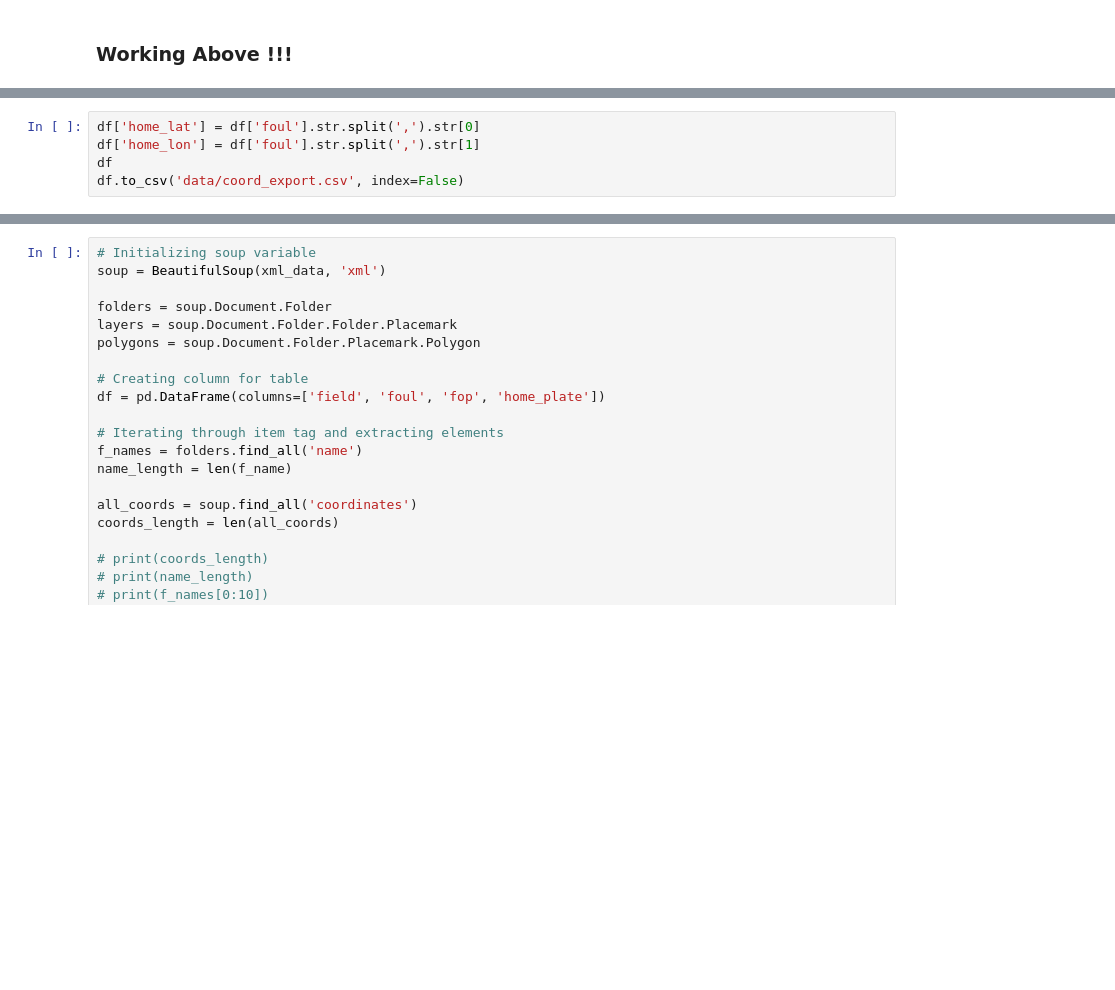
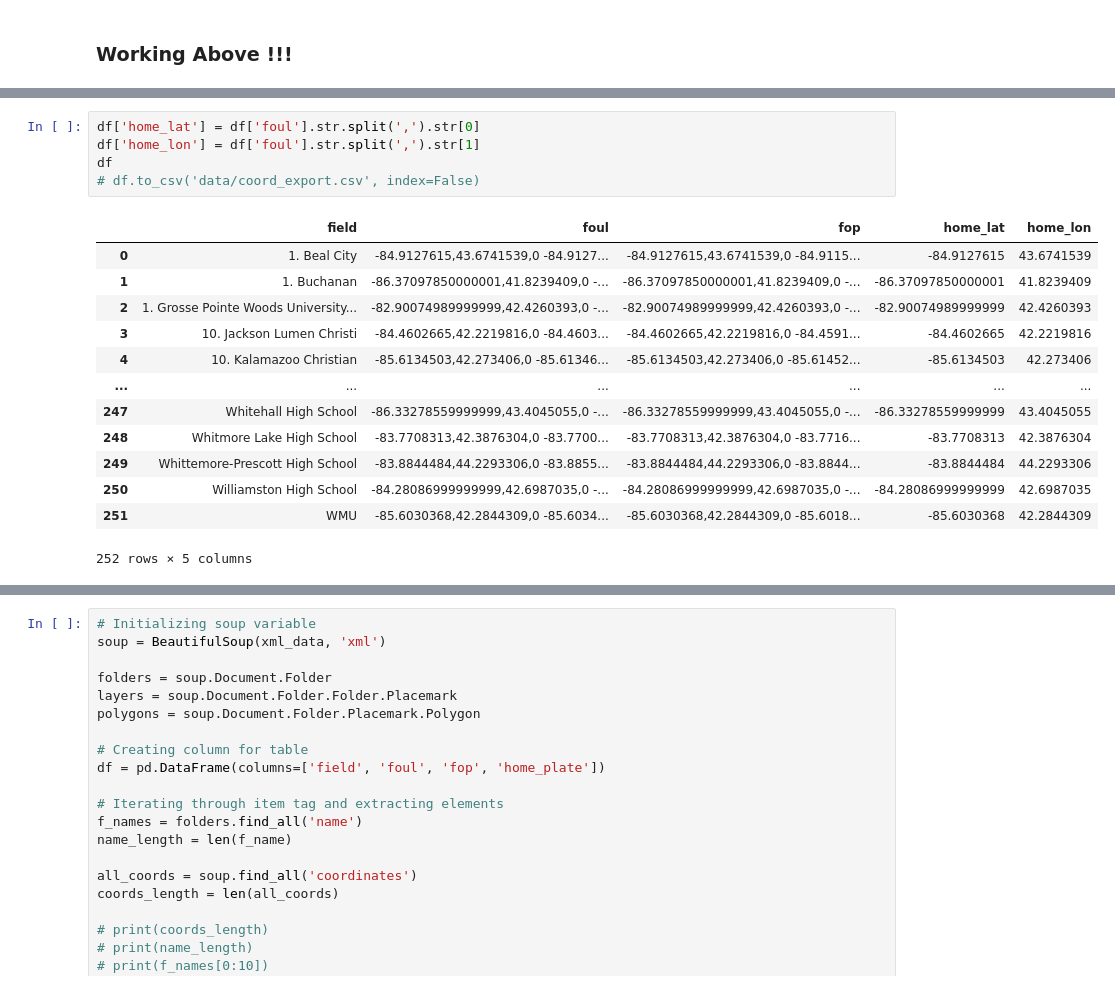
Before and after one commit to JSmith1826/BB_parks, a Jupyter notebook: working_parse_notebook.ipynb, the cells around one changed output, grey strips where cells are left out. Saved outputs shown, nothing was run; the diff lists cells and outputs as text; blank space fills up the shorter version.

```diff
--- a/working_parse_notebook.ipynb
+++ b/working_parse_notebook.ipynb
@@ -99,5 +99,19 @@ df
 # %%
 df['home_lat'] = df['foul'].str.split(',').str[0]
 df['home_lon'] = df['foul'].str.split(',').str[1]
 df
-df.to_csv('data/coord_export.csv', index=False)
+# df.to_csv('data/coord_export.csv', index=False)
+# %% [output]
+|  | field | foul | fop | home_lat | home_lon |
+| 0 | 1. Beal City | -84.9127615,43.6741539,0 -84.9127... | -84.9127615,43.6741539,0 -84.9115... | -84.9127615 | 43.6741539 |
+| 1 | 1. Buchanan | -86.37097850000001,41.8239409,0 -... | -86.37097850000001,41.8239409,0 -... | -86.37097850000001 | 41.8239409 |
+| 2 | 1. Grosse Pointe Woods University... | -82.90074989999999,42.4260393,0 -... | -82.90074989999999,42.4260393,0 -... | -82.90074989999999 | 42.4260393 |
+| 3 | 10. Jackson Lumen Christi | -84.4602665,42.2219816,0 -84.4603... | -84.4602665,42.2219816,0 -84.4591... | -84.4602665 | 42.2219816 |
+| 4 | 10. Kalamazoo Christian | -85.6134503,42.273406,0 -85.61346... | -85.6134503,42.273406,0 -85.61452... | -85.6134503 | 42.273406 |
+| ... | ... | ... | ... | ... | ... |
+| 247 | Whitehall High School | -86.33278559999999,43.4045055,0 -... | -86.33278559999999,43.4045055,0 -... | -86.33278559999999 | 43.4045055 |
+| 248 | Whitmore Lake High School | -83.7708313,42.3876304,0 -83.7700... | -83.7708313,42.3876304,0 -83.7716... | -83.7708313 | 42.3876304 |
+| 249 | Whittemore-Prescott High School | -83.8844484,44.2293306,0 -83.8855... | -83.8844484,44.2293306,0 -83.8844... | -83.8844484 | 44.2293306 |
+| 250 | Williamston High School | -84.28086999999999,42.6987035,0 -... | -84.28086999999999,42.6987035,0 -... | -84.28086999999999 | 42.6987035 |
+| 251 | WMU | -85.6030368,42.2844309,0 -85.6034... | -85.6030368,42.2844309,0 -85.6018... | -85.6030368 | 42.2844309 |
+252 rows × 5 columns
```
Also changed, not shown: parts of 10 cells of this notebook, 3 other files.
